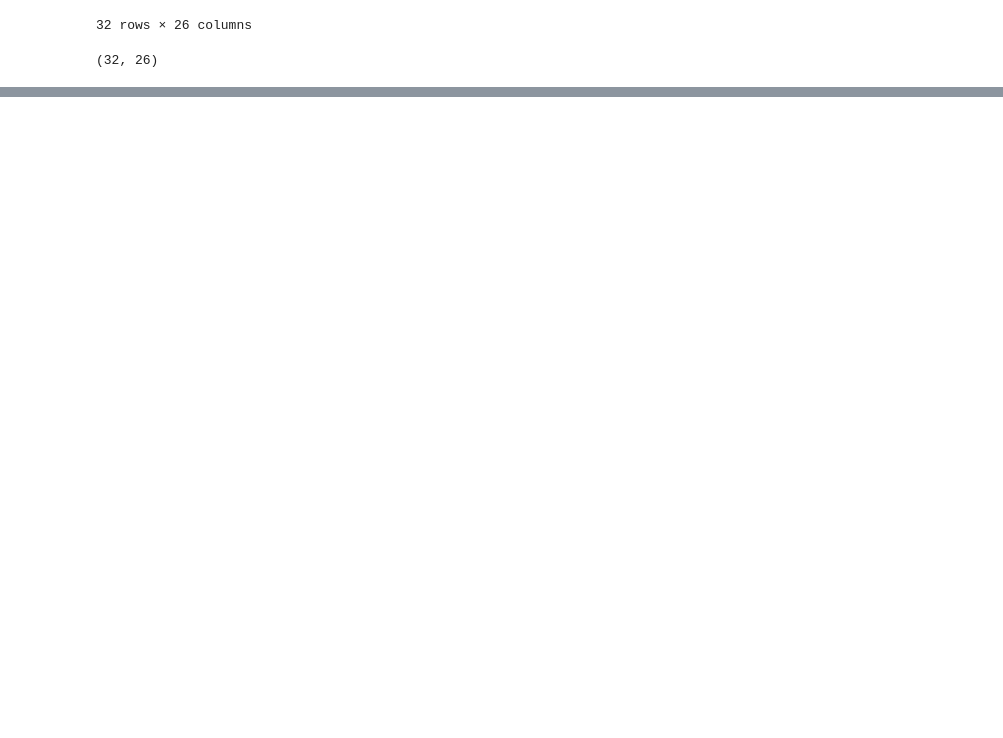
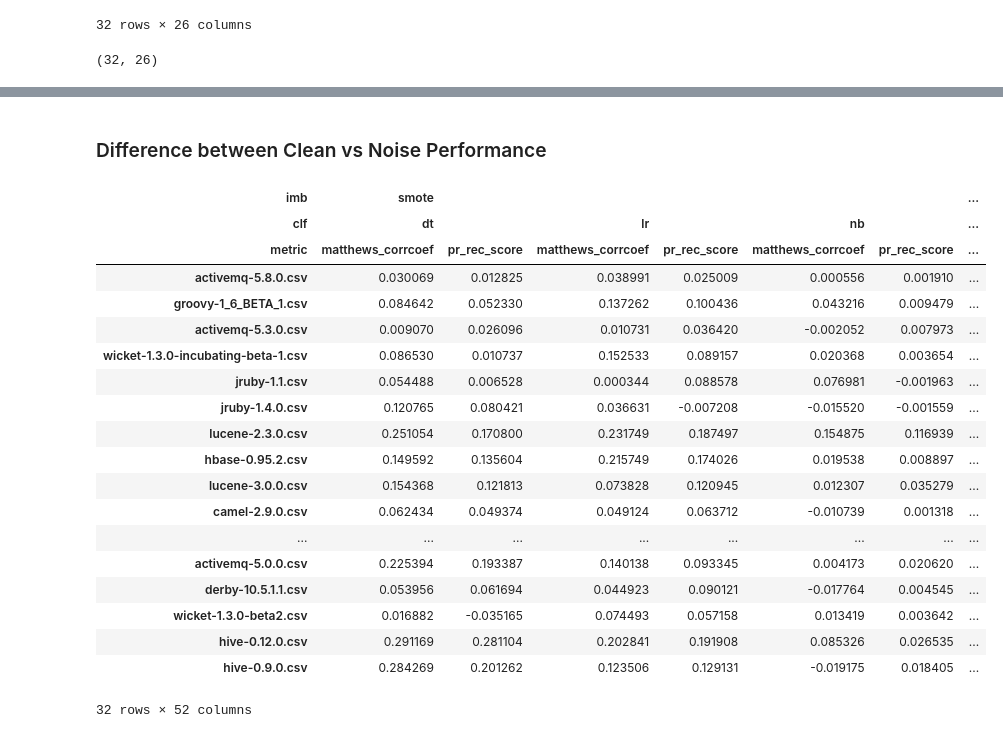
Before and after one commit to Shihab-Shahriar/analytics, a Jupyter notebook: Imb X Classifier - Analysis.ipynb, the cells around one changed output, grey strips where cells are left out. Drawn from its saved outputs; the diff is of its cells as text; code cells hidden in the pictures; blank space fills up the shorter version.

```diff
--- a/Imb X Classifier - Analysis.ipynb
+++ b/Imb X Classifier - Analysis.ipynb
@@ -112,0 +133,25 @@ res.mean(level=1,axis=1).mean()
+# %% [markdown]
+### Difference between Clean vs Noise Performance
+# %%
+dff
+# %% [output]
+| imb | smote |  |  |  |  |  | ... |
+| clf | dt |  | lr |  | nb |  | ... |
+| metric | matthews_corrcoef | pr_rec_score | matthews_corrcoef | pr_rec_score | matthews_corrcoef | pr_rec_score | ... |
+| activemq-5.8.0.csv | 0.030069 | 0.012825 | 0.038991 | 0.025009 | 0.000556 | 0.001910 | ... |
+| groovy-1_6_BETA_1.csv | 0.084642 | 0.052330 | 0.137262 | 0.100436 | 0.043216 | 0.009479 | ... |
+| activemq-5.3.0.csv | 0.009070 | 0.026096 | 0.010731 | 0.036420 | -0.002052 | 0.007973 | ... |
+| wicket-1.3.0-incubating-beta-1.csv | 0.086530 | 0.010737 | 0.152533 | 0.089157 | 0.020368 | 0.003654 | ... |
+| jruby-1.1.csv | 0.054488 | 0.006528 | 0.000344 | 0.088578 | 0.076981 | -0.001963 | ... |
+| jruby-1.4.0.csv | 0.120765 | 0.080421 | 0.036631 | -0.007208 | -0.015520 | -0.001559 | ... |
+| lucene-2.3.0.csv | 0.251054 | 0.170800 | 0.231749 | 0.187497 | 0.154875 | 0.116939 | ... |
+| hbase-0.95.2.csv | 0.149592 | 0.135604 | 0.215749 | 0.174026 | 0.019538 | 0.008897 | ... |
+| lucene-3.0.0.csv | 0.154368 | 0.121813 | 0.073828 | 0.120945 | 0.012307 | 0.035279 | ... |
+| camel-2.9.0.csv | 0.062434 | 0.049374 | 0.049124 | 0.063712 | -0.010739 | 0.001318 | ... |
+| ... | ... | ... | ... | ... | ... | ... | ... |
+| activemq-5.0.0.csv | 0.225394 | 0.193387 | 0.140138 | 0.093345 | 0.004173 | 0.020620 | ... |
+| derby-10.5.1.1.csv | 0.053956 | 0.061694 | 0.044923 | 0.090121 | -0.017764 | 0.004545 | ... |
+| wicket-1.3.0-beta2.csv | 0.016882 | -0.035165 | 0.074493 | 0.057158 | 0.013419 | 0.003642 | ... |
+| hive-0.12.0.csv | 0.291169 | 0.281104 | 0.202841 | 0.191908 | 0.085326 | 0.026535 | ... |
+| hive-0.9.0.csv | 0.284269 | 0.201262 | 0.123506 | 0.129131 | -0.019175 | 0.018405 | ... |
+32 rows × 52 columns
```
Also changed, not shown: parts of 10 cells of this notebook, 5 other files.
